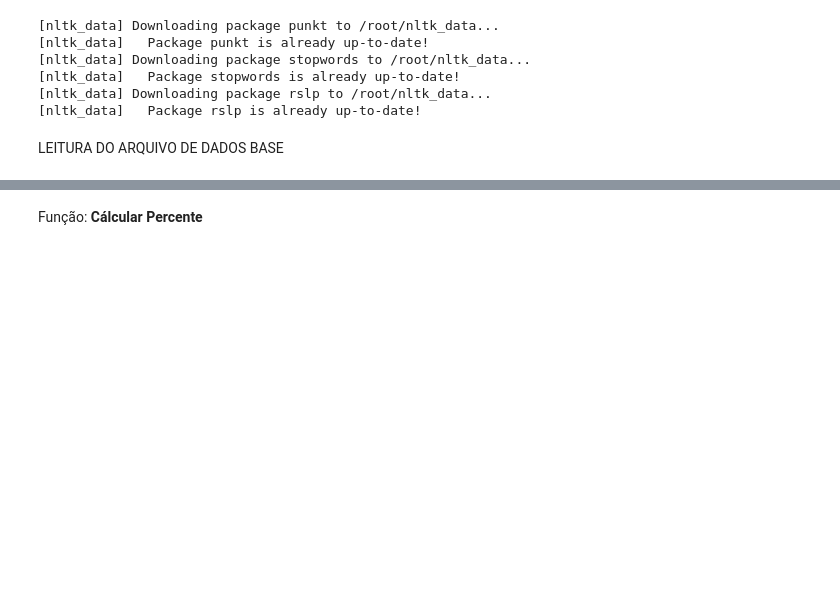
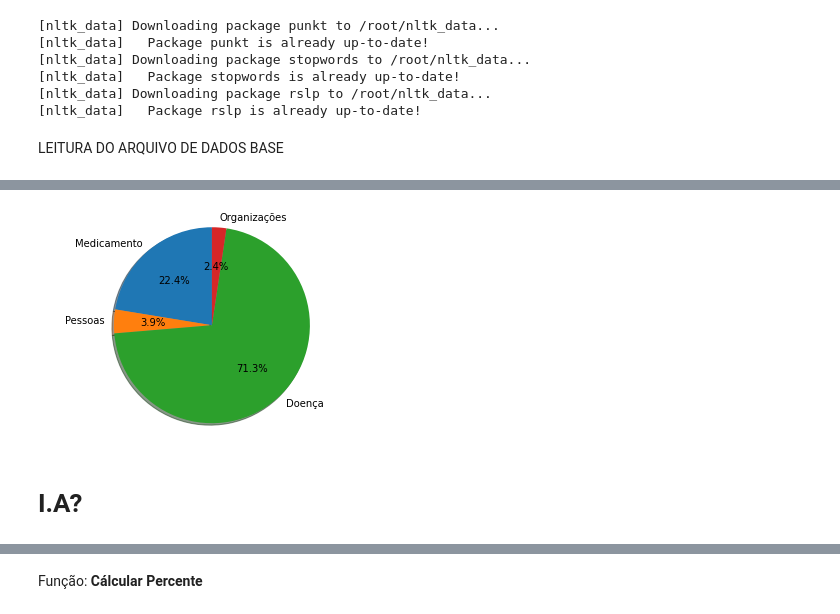
Before and after one commit to pauloigorms/covid-twitter-pecd, a Jupyter notebook: Programacao_Ciencia_Dados.ipynb, the cells around one changed output, grey strips where cells are left out. Saved outputs shown, nothing was run; the diff lists cells and outputs as text; code cells hidden in the pictures; blank space fills up the shorter version.

Commit message:
Plotando gráficos

```diff
--- a/Programacao_Ciencia_Dados.ipynb
+++ b/Programacao_Ciencia_Dados.ipynb
@@ -104,0 +286,13 @@ Mounted at /content/drive
+# %%
+texto_classificado['data'] = np.nan
+texto_classificado['pais'] = np.nan
+texto_classificado['usuario'] = np.nan
+texto_classificado['retweet'] = np.nan
+texto_classificado['seguidores'] = np.nan
+
+for index in texto_classificado.index:
+  texto_classificado.loc[index, 'data'] = raw_data.iloc[index]['data']
+  texto_classificado.loc[index, 'pais'] = raw_data.iloc[index]['pais']
+  texto_classificado.loc[index, 'usuario'] = raw_data.iloc[index]['usuario']
+  texto_classificado.loc[index, 'retweet'] = raw_data.iloc[index]['retweet']
+  texto_classificado.loc[index, 'seguidores'] = raw_data.iloc[index]['seguidores']
@@ -104,0 +308,28 @@ Mounted at /content/drive
+# %%
+valores = texto_classificado.groupby('Tema').count().Perguntas
+labels = ['Medicamento', 'Pessoas', 'Doença', 'Organizações']
+quants = [valores[1], valores[2], valores[3], valores[4]]
+
+
+# criando representação
+fig1, ax1 = plt.subplots()
+
+
+# gráfico pizza
+ax1.pie(quants, labels=labels, autopct='%1.1f%%', shadow=True, startangle=90)
+ax1.axis('equal')
+# wedges, texts, autotexts = ax1.pie(quants, autopct=lambda pct: wedges(pct, quants), textprops=dict(color="w"))
+# ax1.legend(wedges, labels, title="Classificações", loc="center left", bbox_to_anchor=(1,0,0.5,1))
+# ax1.setp(autotexts, size=8, weight="bold")
+# ax1=set_title("Contextualização Perguntas")
+
+# gráfico de linha
+# plt.plot(labels, quants)
+# plt.xlabel('Classes')
+# plt.ylabel('Qtde Perguntas')
+# plt.title('Contextualização das Perguntas')
+
+# apresenta gráfico
+plt.show()
+# %% [output]
+[figure, added]
@@ -104,0 +345,2 @@ Mounted at /content/drive
+# %% [markdown]
+# **I.A?**
```
Also changed, not shown: parts of 87 cells of this notebook.
